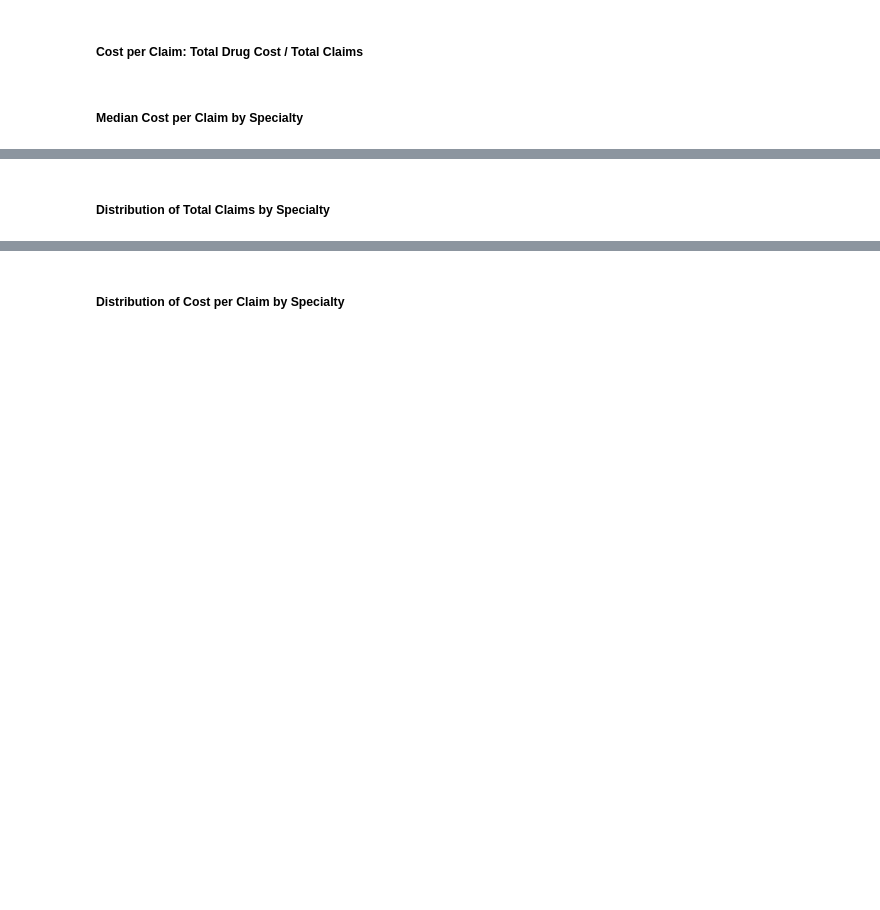
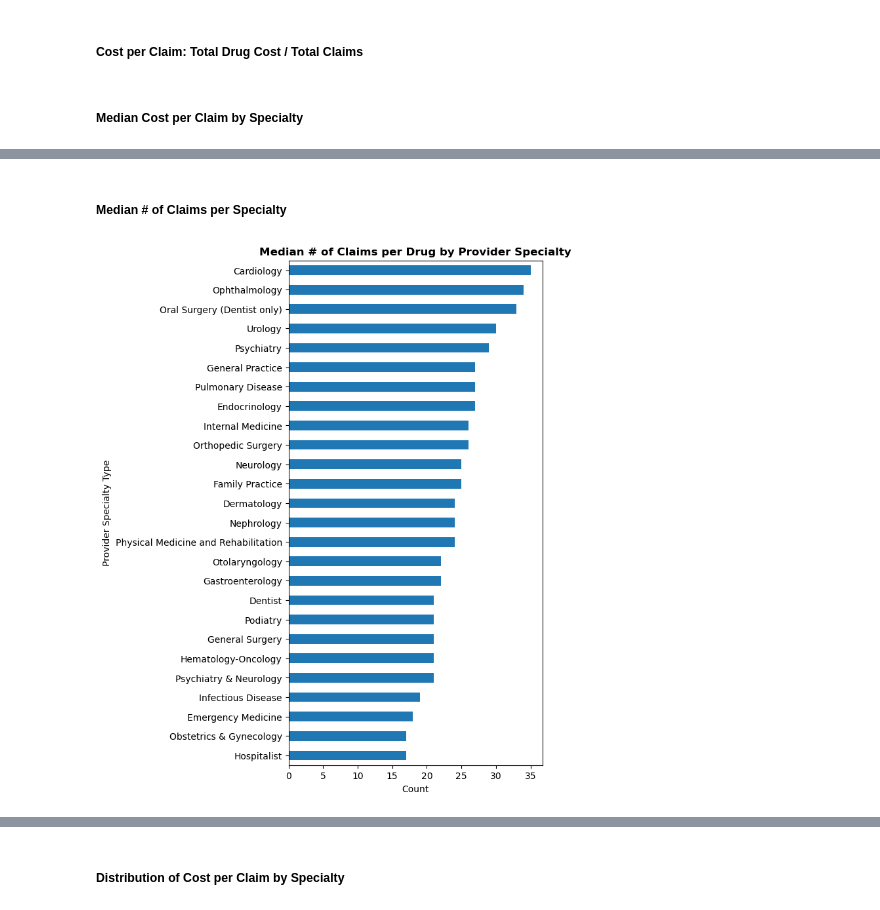
Before and after one commit to fabulenc/CMS-Medicare-Provider-Specialty-ML-Project, a Jupyter notebook: src/DATA1030 Project.ipynb, the cells around one changed output, grey strips where cells are left out. Drawn from its saved outputs; the diff is of its cells as text; code cells hidden in the pictures; blank space fills up the shorter version.

```diff
--- a/src/DATA1030 Project.ipynb
+++ b/src/DATA1030 Project.ipynb
@@ -400,2 +506,14 @@ plt.show()
 # %% [markdown]
-##### Distribution of Total Claims by Specialty
+##### Median # of Claims per Specialty
+# %%
+fig17_data = df2.groupby(["Prscrbr_Type"])["Tot_Clms"].median().sort_values(ascending=True)
+
+plt.figure(figsize=(5,10))
+fig17_data.plot.barh()
+plt.xlabel('Count')
+plt.ylabel('Provider Specialty Type')
+plt.title('Median # of Claims per Drug by Provider Specialty',fontweight='bold')
+plt.savefig('Figure 17 - Median # of Claims per Drug by Provider Specialty.png', dpi=1200,bbox_inches="tight")
+plt.show()
+# %% [output]
+[figure, added]
```
Also changed, not shown: parts of 82 cells of this notebook, 25 other files.
